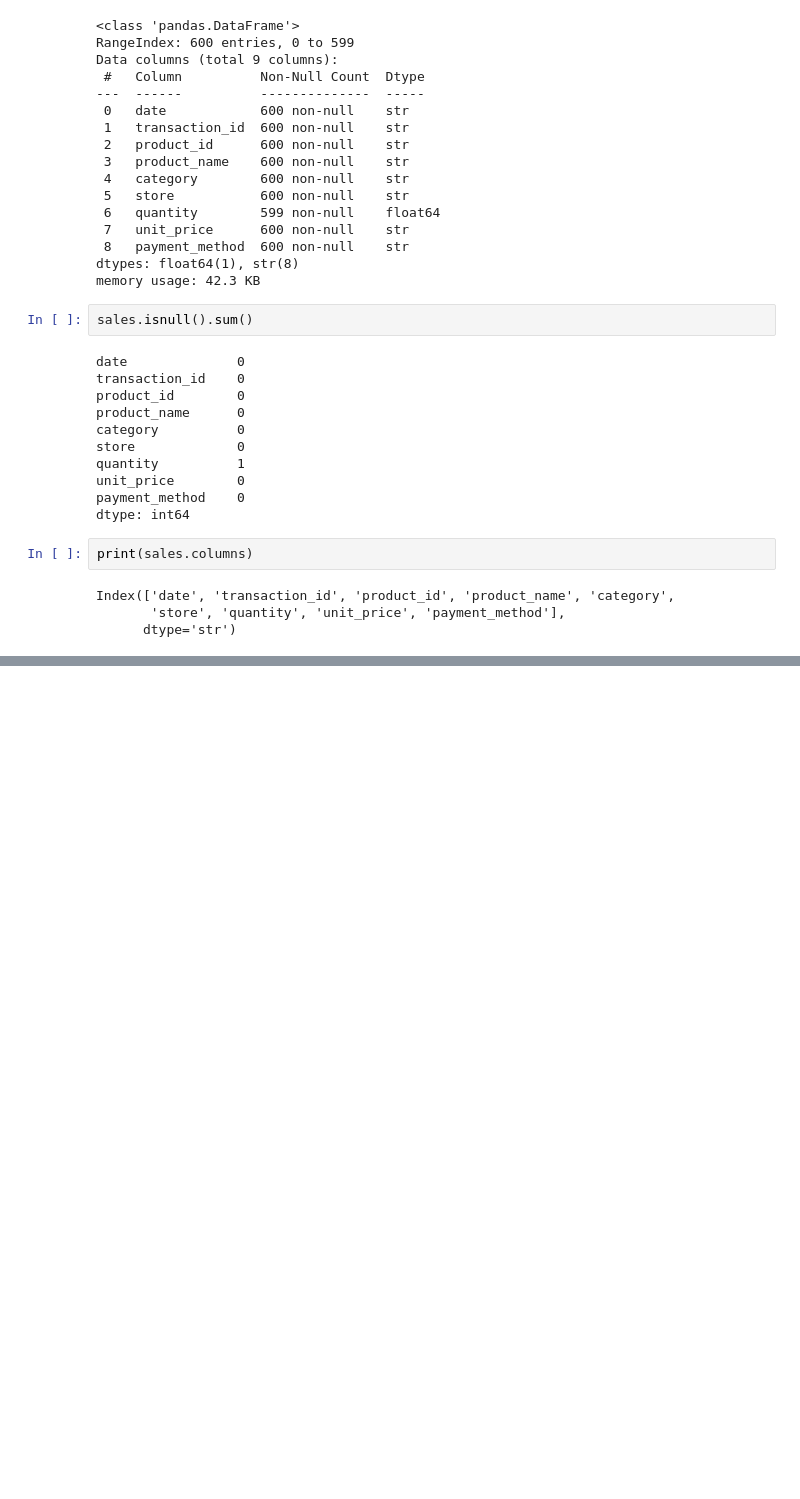
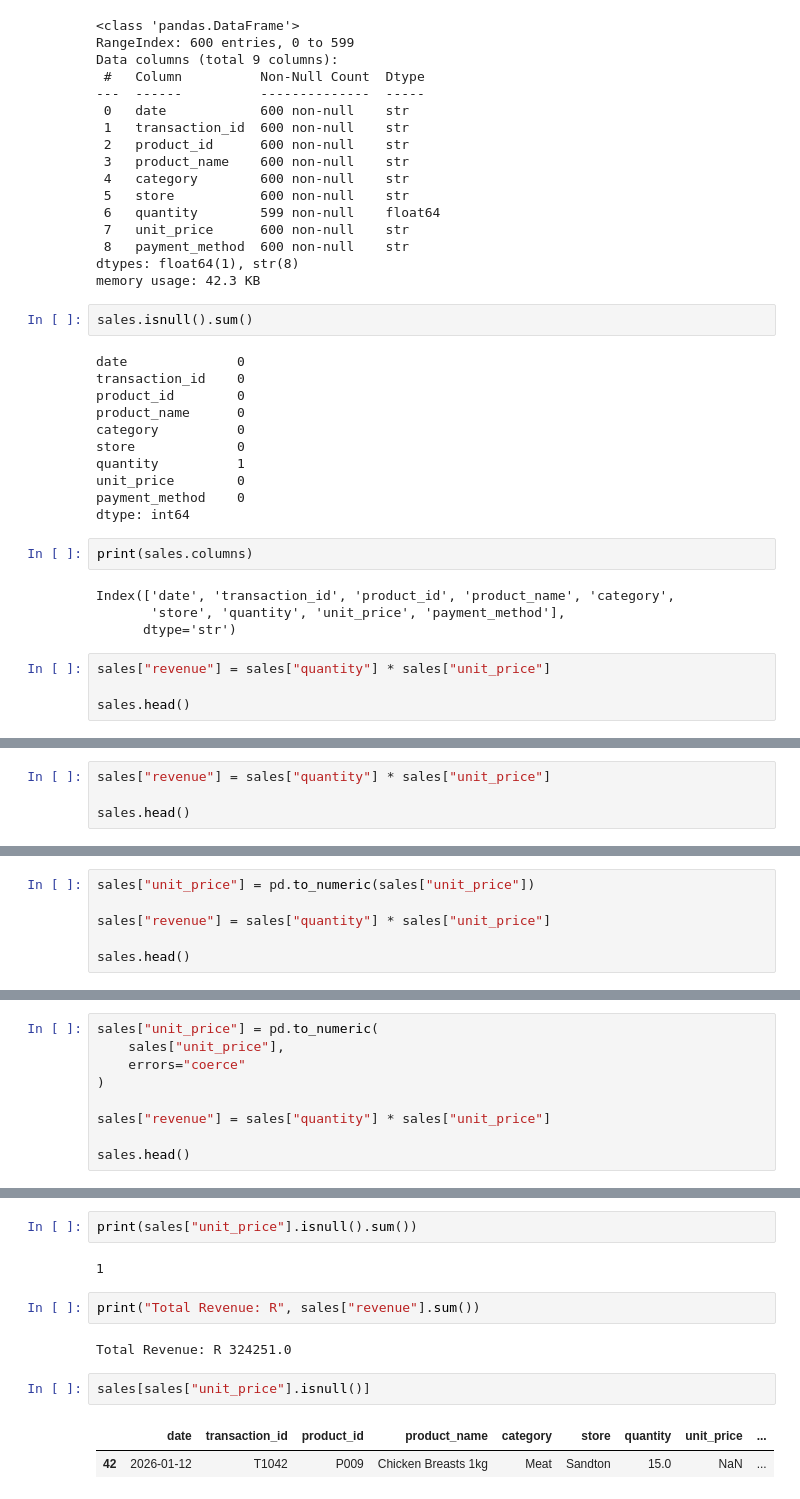
Before and after one commit to mosandlovu5-lgtm/retail-sales-analysis, a Jupyter notebook: analysis.ipynb, the cells around one changed output, grey strips where cells are left out. Drawn from its saved outputs; the diff is of its cells as text; blank space fills up the shorter version.

Commit message:
Day 2 data cleaning and revenue analysis

```diff
--- a/analysis.ipynb
+++ b/analysis.ipynb
@@ -112,3 +112,7 @@ print(sales.columns)
 Index(['date', 'transaction_id', 'product_id', 'product_name', 'category',
        'store', 'quantity', 'unit_price', 'payment_method'],
       dtype='str')
+# %%
+sales["revenue"] = sales["quantity"] * sales["unit_price"]
+
+sales.head()
@@ -114,0 +121,4 @@ Index(['date', 'transaction_id', 'product_id', 'product_name', 'category',
+# %%
+sales["revenue"] = sales["quantity"] * sales["unit_price"]
+
+sales.head()
@@ -114,0 +140,6 @@ Index(['date', 'transaction_id', 'product_id', 'product_name', 'category',
+# %%
+sales["unit_price"] = pd.to_numeric(sales["unit_price"])
+
+sales["revenue"] = sales["quantity"] * sales["unit_price"]
+
+sales.head()
@@ -114,0 +159,9 @@ Index(['date', 'transaction_id', 'product_id', 'product_name', 'category',
+# %%
+sales["unit_price"] = pd.to_numeric(
+    sales["unit_price"],
+    errors="coerce"
+)
+
+sales["revenue"] = sales["quantity"] * sales["unit_price"]
+
+sales.head()
@@ -114,0 +175,13 @@ Index(['date', 'transaction_id', 'product_id', 'product_name', 'category',
+# %%
+print(sales["unit_price"].isnull().sum())
+# %% [output]
+1
+# %%
+print("Total Revenue: R", sales["revenue"].sum())
+# %% [output]
+Total Revenue: R 324251.0
+# %%
+sales[sales["unit_price"].isnull()]
+# %% [output]
+|  | date | transaction_id | product_id | product_name | category | store | quantity | unit_price | ... |
+| 42 | 2026-01-12 | T1042 | P009 | Chicken Breasts 1kg | Meat | Sandton | 15.0 | NaN | ... |
```
Also changed, not shown: parts of 17 cells of this notebook.
